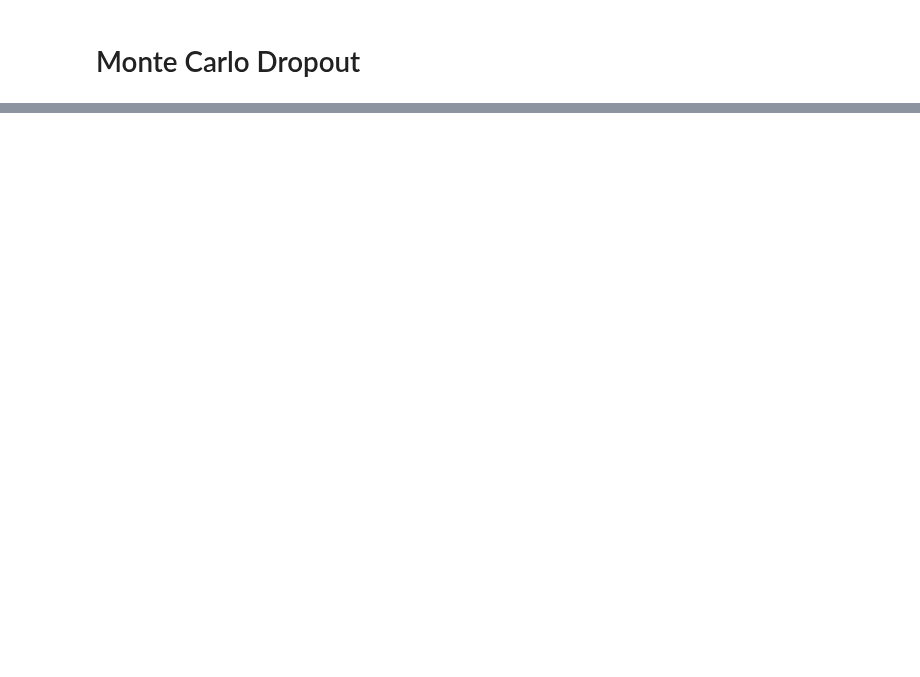
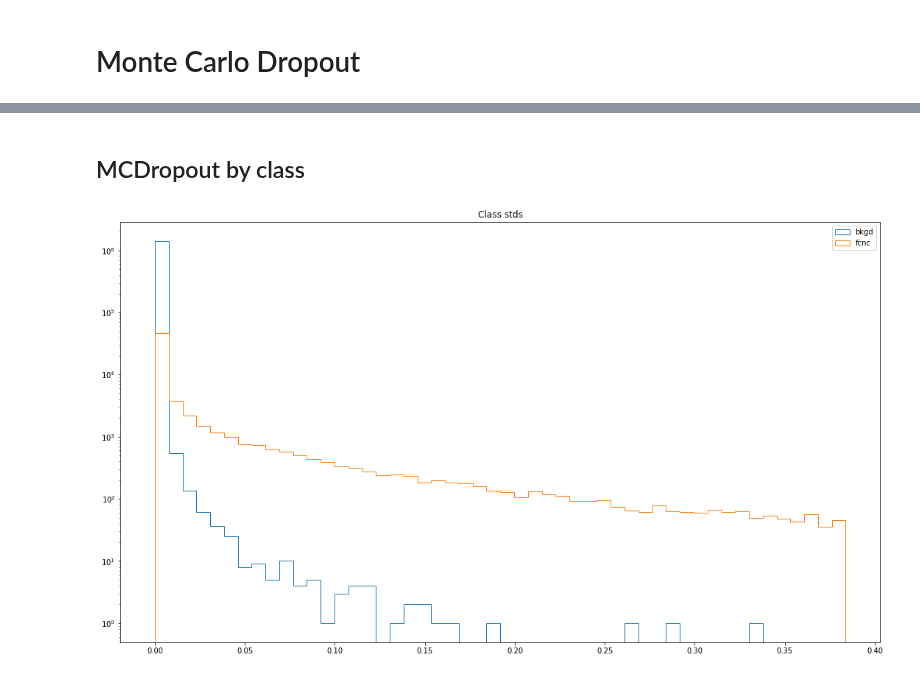
Before and after one commit to GilbertoCunha/LHC-VLQ-Classifier, a Jupyter notebook: Bkgd-Signal-Classifier/Classifier.ipynb, the cells around one changed output, grey strips where cells are left out. Drawn from its saved outputs; the diff is of its cells as text; code cells hidden in the pictures; blank space fills up the shorter version.

```diff
--- a/Bkgd-Signal-Classifier/Classifier.ipynb
+++ b/Bkgd-Signal-Classifier/Classifier.ipynb
@@ -267,0 +287,19 @@ plt.show()
+# %% [markdown]
+## MCDropout by class
+# %%
+bkgd_means = mc_means[y_test == 0]
+bkgd_stds = mc_means[y_test == 0]
+fcnc_means = mc_means[y_test == 1]
+fcnc_stds = mc_means[y_test == 1]
+# %%
+hist_range = (mc_stds.min(), mc_stds.max())
+
+plt.title("Class stds")
+plt.gcf().set_size_inches(18.5, 10.5)
+plt.hist(bkgd_stds, bins=50, range=hist_range, label="bkgd", histtype="step")
+plt.hist(fcnc_stds, bins=50, range=hist_range, label="fcnc", histtype="step")
+plt.yscale("log")
+plt.legend()
+plt.show()
+# %% [output]
+[figure, added]
```
Also changed, not shown: parts of 15 cells of this notebook, 1 other file.
